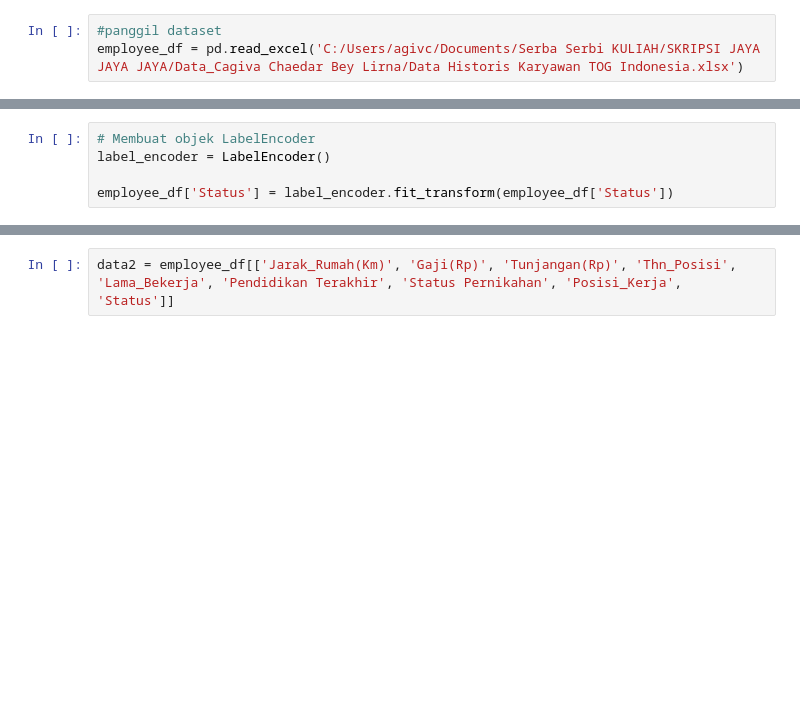
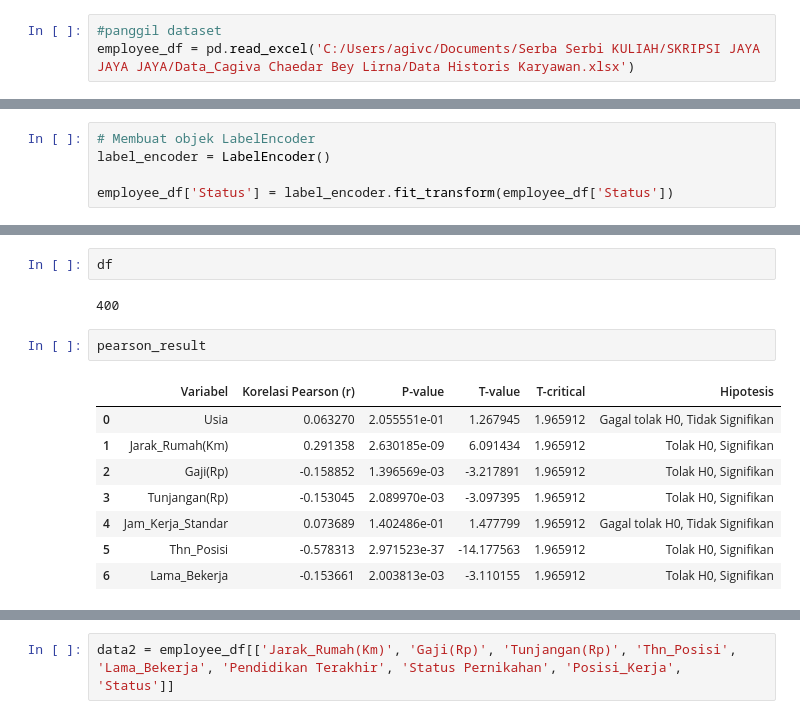
Before and after one commit to AgivChaedar/Prediction-of-Voluntary-Employee-Attrition, a Jupyter notebook: EDA dan Seleksi Fitur.ipynb, the cells around one changed output, grey strips where cells are left out. Cells and saved outputs as stored; diff of their text form; blank space fills up the shorter version.

```diff
--- a/EDA dan Seleksi Fitur.ipynb
+++ b/EDA dan Seleksi Fitur.ipynb
@@ -29,7 +29,7 @@ from sklearn.model_selection import learning_curve
 # Pemahaman Data
 # %%
 #panggil dataset
-employee_df = pd.read_excel('C:/Users/agivc/Documents/Serba Serbi KULIAH/SKRIPSI JAYA JAYA JAYA/Data_Cagiva Chaedar Bey Lirna/Data Historis Karyawan TOG Indonesia.xlsx')
+employee_df = pd.read_excel('C:/Users/agivc/Documents/Serba Serbi KULIAH/SKRIPSI JAYA JAYA JAYA/Data_Cagiva Chaedar Bey Lirna/Data Historis Karyawan.xlsx')
 # %%
 employee_df.head(5)
 # %% [output]
@@ -659,0 +665,15 @@ employee_df['Status'] = label_encoder.fit_transform(employee_df['Status'])
+# %%
+df
+# %% [output]
+400
+# %%
+pearson_result
+# %% [output]
+|  | Variabel | Korelasi Pearson (r) | P-value | T-value | T-critical | Hipotesis |
+| 0 | Usia | 0.063270 | 2.055551e-01 | 1.267945 | 1.965912 | Gagal tolak H0, Tidak Signifikan |
+| 1 | Jarak_Rumah(Km) | 0.291358 | 2.630185e-09 | 6.091434 | 1.965912 | Tolak H0, Signifikan |
+| 2 | Gaji(Rp) | -0.158852 | 1.396569e-03 | -3.217891 | 1.965912 | Tolak H0, Signifikan |
+| 3 | Tunjangan(Rp) | -0.153045 | 2.089970e-03 | -3.097395 | 1.965912 | Tolak H0, Signifikan |
+| 4 | Jam_Kerja_Standar | 0.073689 | 1.402486e-01 | 1.477799 | 1.965912 | Gagal tolak H0, Tidak Signifikan |
+| 5 | Thn_Posisi | -0.578313 | 2.971523e-37 | -14.177563 | 1.965912 | Tolak H0, Signifikan |
+| 6 | Lama_Bekerja | -0.153661 | 2.003813e-03 | -3.110155 | 1.965912 | Tolak H0, Signifikan |
```
Also changed, not shown: parts of 8 cells of this notebook.
